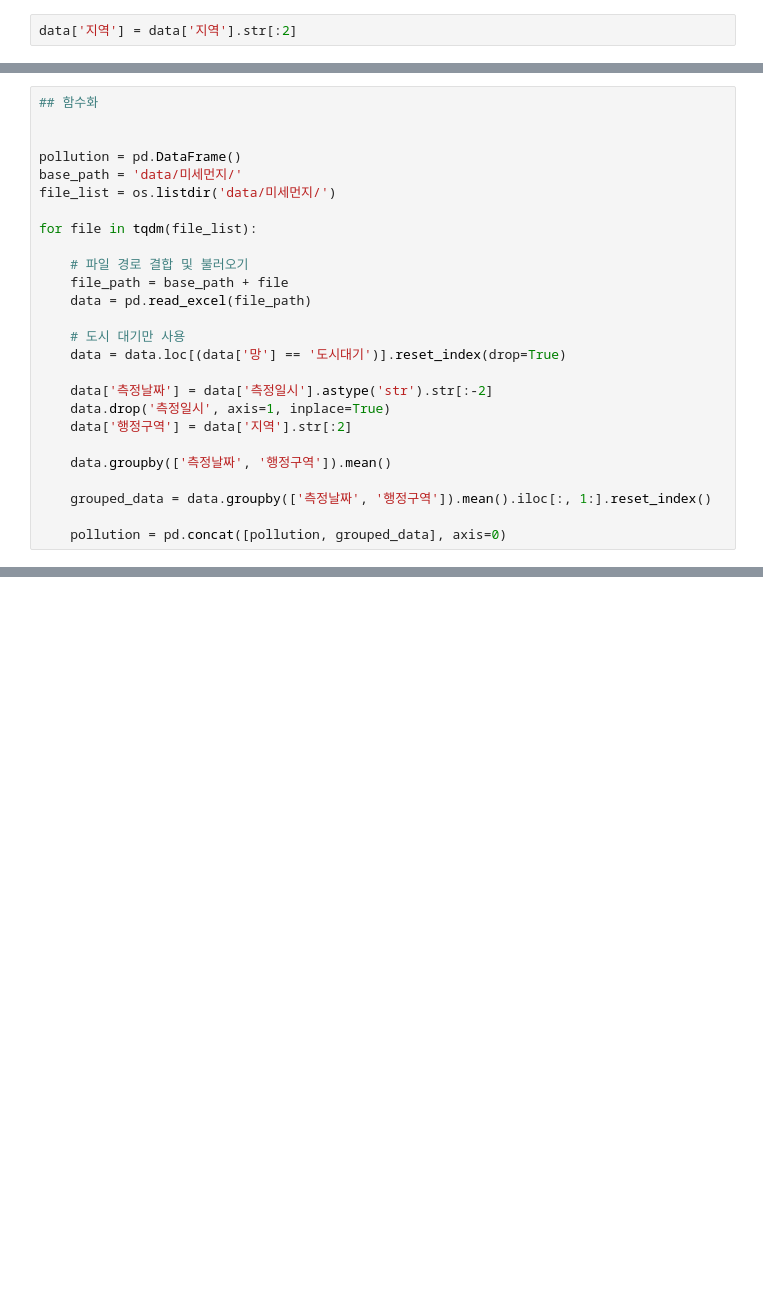
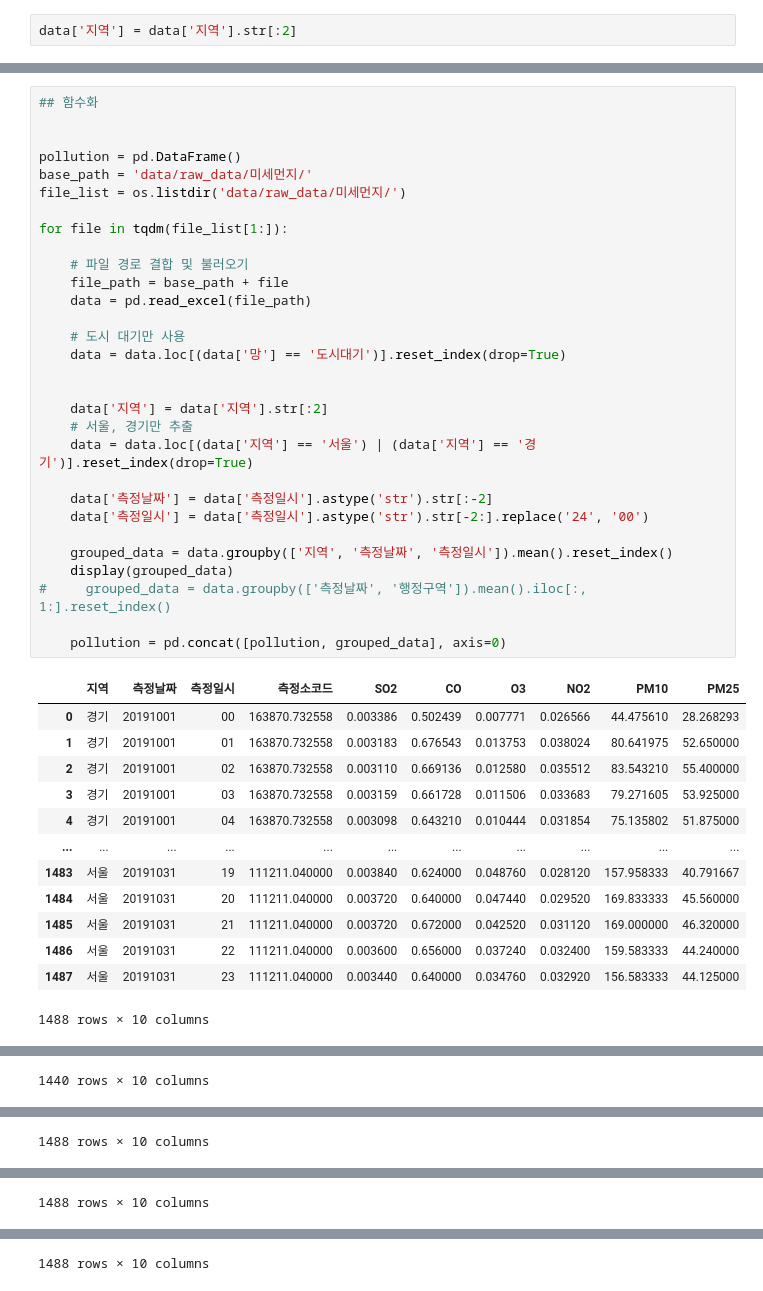
Before and after one commit to parksimis/Mulcam-Delivery-Service, a Jupyter notebook: data_analysis/병합_기상데이터_병합_및_일자별_평균.ipynb, the cells around one changed output, grey strips where cells are left out. Saved outputs shown, nothing was run; the diff lists cells and outputs as text; blank space fills up the shorter version.

```diff
--- a/data_analysis/병합_기상데이터_병합_및_일자별_평균.ipynb
+++ b/data_analysis/병합_기상데이터_병합_및_일자별_평균.ipynb
@@ -45,26 +51,44 @@ data.groupby(['측정날짜', '지역']).mean().iloc[:, 1:].reset_index()
 # %%
 ## 함수화
 
 
 pollution = pd.DataFrame()
-base_path = 'data/미세먼지/'
-file_list = os.listdir('data/미세먼지/')
+base_path = 'data/raw_data/미세먼지/'
+file_list = os.listdir('data/raw_data/미세먼지/')
 
-for file in tqdm(file_list):
+for file in tqdm(file_list[1:]):
 
     # 파일 경로 결합 및 불러오기
     file_path = base_path + file
     data = pd.read_excel(file_path)
 
     # 도시 대기만 사용
     data = data.loc[(data['망'] == '도시대기')].reset_index(drop=True)
 
+
+    data['지역'] = data['지역'].str[:2]
+    # 서울, 경기만 추출
+    data = data.loc[(data['지역'] == '서울') | (data['지역'] == '경기')].reset_index(drop=True)
+
     data['측정날짜'] = data['측정일시'].astype('str').str[:-2]
-    data.drop('측정일시', axis=1, inplace=True)
-    data['행정구역'] = data['지역'].str[:2]
+    data['측정일시'] = data['측정일시'].astype('str').str[-2:].replace('24', '00')
 
-    data.groupby(['측정날짜', '행정구역']).mean()
-
-    grouped_data = data.groupby(['측정날짜', '행정구역']).mean().iloc[:, 1:].reset_index()
+    grouped_data = data.groupby(['지역', '측정날짜', '측정일시']).mean().reset_index()
+    display(grouped_data)
+#     grouped_data = data.groupby(['측정날짜', '행정구역']).mean().iloc[:, 1:].reset_index()
 
     pollution = pd.concat([pollution, grouped_data], axis=0)
+# %% [output]
+|  | 지역 | 측정날짜 | 측정일시 | 측정소코드 | SO2 | CO | O3 | NO2 | PM10 | PM25 |
+| 0 | 경기 | 20191001 | 00 | 163870.732558 | 0.003386 | 0.502439 | 0.007771 | 0.026566 | 44.475610 | 28.268293 |
+| 1 | 경기 | 20191001 | 01 | 163870.732558 | 0.003183 | 0.676543 | 0.013753 | 0.038024 | 80.641975 | 52.650000 |
+| 2 | 경기 | 20191001 | 02 | 163870.732558 | 0.003110 | 0.669136 | 0.012580 | 0.035512 | 83.543210 | 55.400000 |
+| 3 | 경기 | 20191001 | 03 | 163870.732558 | 0.003159 | 0.661728 | 0.011506 | 0.033683 | 79.271605 | 53.925000 |
+| 4 | 경기 | 20191001 | 04 | 163870.732558 | 0.003098 | 0.643210 | 0.010444 | 0.031854 | 75.135802 | 51.875000 |
+| ... | ... | ... | ... | ... | ... | ... | ... | ... | ... | ... |
+| 1483 | 서울 | 20191031 | 19 | 111211.040000 | 0.003840 | 0.624000 | 0.048760 | 0.028120 | 157.958333 | 40.791667 |
+| 1484 | 서울 | 20191031 | 20 | 111211.040000 | 0.003720 | 0.640000 | 0.047440 | 0.029520 | 169.833333 | 45.560000 |
+| 1485 | 서울 | 20191031 | 21 | 111211.040000 | 0.003720 | 0.672000 | 0.042520 | 0.031120 | 169.000000 | 46.320000 |
+| 1486 | 서울 | 20191031 | 22 | 111211.040000 | 0.003600 | 0.656000 | 0.037240 | 0.032400 | 159.583333 | 44.240000 |
+| 1487 | 서울 | 20191031 | 23 | 111211.040000 | 0.003440 | 0.640000 | 0.034760 | 0.032920 | 156.583333 | 44.125000 |
+1488 rows × 10 columns
@@ -70,0 +107 @@ for file in tqdm(file_list):
+1440 rows × 10 columns
@@ -70,0 +120 @@ for file in tqdm(file_list):
+1488 rows × 10 columns
@@ -70,0 +133 @@ for file in tqdm(file_list):
+1488 rows × 10 columns
@@ -70,0 +146 @@ for file in tqdm(file_list):
+1488 rows × 10 columns
```
Also changed, not shown: parts of 11 cells of this notebook, 2 other files.
